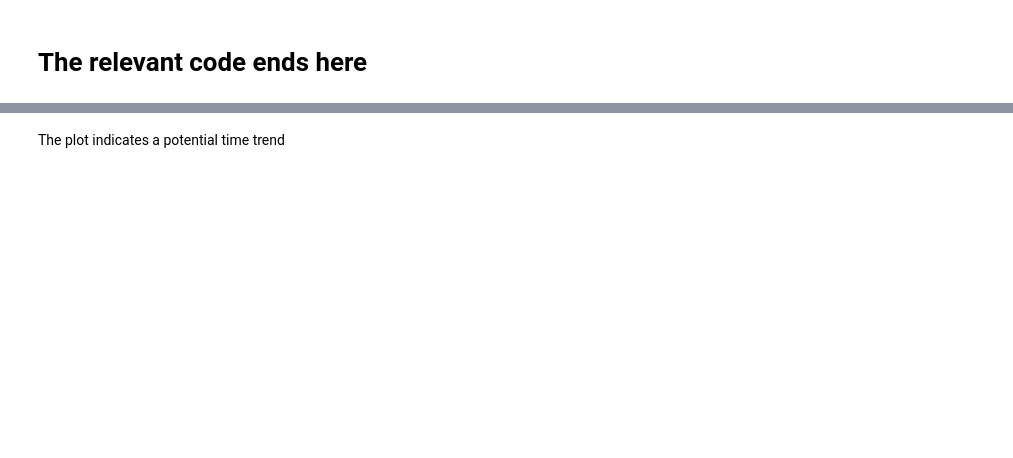
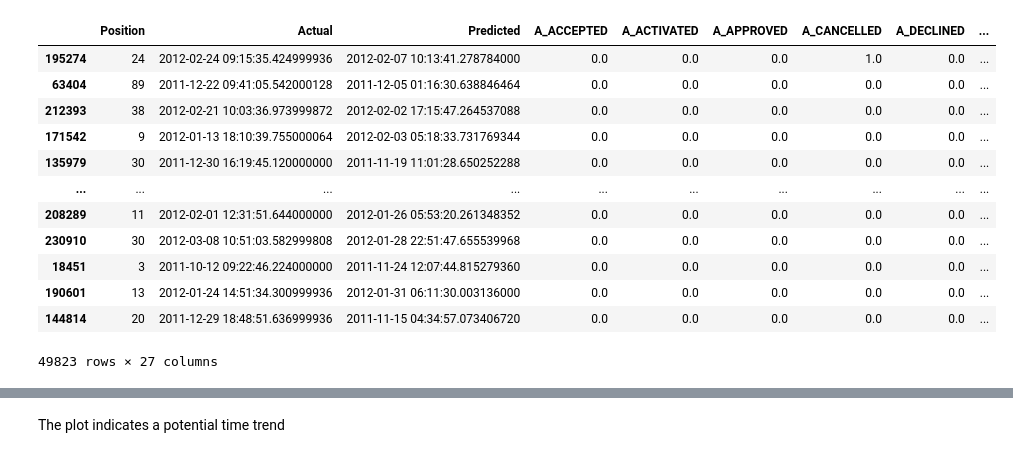
Before and after one commit to BrendGroen/2IOI0-Group-22, a Jupyter notebook: timeseries.ipynb, the cells around one changed output, grey strips where cells are left out. Cells and saved outputs as stored; diff of their text form; code cells hidden in the pictures; blank space fills up the shorter version.

```diff
--- a/timeseries.ipynb
+++ b/timeseries.ipynb
@@ -10,7 +10,7 @@ import numpy as np
 # %%
 import pm4py
 # %%
-log = pm4py.read_xes('data/extracted/BPI_Challenge_2012.xes')
+log = pm4py.read_xes('BPI_Challenge_2012.xes')
 df = pm4py.convert_to_dataframe(log)
 # %%
 # translating the Dutch phrases in the 'concept:name' column to English
@@ -199,12 +231,14 @@ df = pd.concat([df, df_encoded], axis=1)
 # %%
 one_hot_encode_activity_list = list(df_encoded.columns)
-linear_regression_extra_predictors_list = ["position", "time_until_midnight", "month", "day", "time_elapsed_since_previous_event", "case:AMOUNT_REQ", "time_since_start", "next_timestamp_hours", "duration"]
+linear_regression_extra_predictors_list = ["position", "time_until_midnight", "month", "day", "time_elapsed_since_previous_event", "case:AMOUNT_REQ", "time_since_start", "next_timestamp_hours", "duration", "case:concept:name"]
 one_hot_encode_activity_list.extend(linear_regression_extra_predictors_list)
 
 one_hot_encode_activity_list
 
 
 df_linear_regression = df[one_hot_encode_activity_list]
+# %%
+df_linear_regression = df_linear_regression[df_linear_regression["next_timestamp_hours"] != 0]
 # %%
 from sklearn.model_selection import train_test_split
 
@@ -258,6 +292,16 @@ results_df = pd.concat([results_df_main_variables, results_df_misc_variables], a
 
 results_df[results_df["Actual"] != 0]
 
+
+#results_df = results_df.groupby("Position")[["Predicted", "Actual"]].mean()
+
+
+
+from sklearn.metrics import mean_absolute_error
+
+error = mean_absolute_error(results_df[["Actual"]], results_df[["Predicted"]])
+
+
 results_df["Predicted"] = pd.to_datetime(results_df["Predicted"], unit = "h")
 
 results_df["Actual"] = pd.to_datetime(results_df["Actual"], unit = "h")
@@ -272,6 +316,9 @@ results_df["Actual"] = pd.to_datetime(results_df["Actual"], unit = "h")
 
 #decoded_df
 
-results_df = results_df.groupby("Position")[["Predicted", "Actual"]].mean()
 
 results_df
+
+
+print(f'MAE in hours is {error}')
+print(f'MAE in days is {error/24}')
@@ -288 +387,17 @@ ax.set_ylabel("Next Timestamp")
+# %%
+results_df
+# %% [output]
+|  | Position | Actual | Predicted | A_ACCEPTED | A_ACTIVATED | A_APPROVED | A_CANCELLED | A_DECLINED | ... |
+| 195274 | 24 | 2012-02-24 09:15:35.424999936 | 2012-02-07 10:13:41.278784000 | 0.0 | 0.0 | 0.0 | 1.0 | 0.0 | ... |
+| 63404 | 89 | 2011-12-22 09:41:05.542000128 | 2011-12-05 01:16:30.638846464 | 0.0 | 0.0 | 0.0 | 0.0 | 0.0 | ... |
+| 212393 | 38 | 2012-02-21 10:03:36.973999872 | 2012-02-02 17:15:47.264537088 | 0.0 | 0.0 | 0.0 | 0.0 | 0.0 | ... |
+| 171542 | 9 | 2012-01-13 18:10:39.755000064 | 2012-02-03 05:18:33.731769344 | 0.0 | 0.0 | 0.0 | 0.0 | 0.0 | ... |
+| 135979 | 30 | 2011-12-30 16:19:45.120000000 | 2011-11-19 11:01:28.650252288 | 0.0 | 0.0 | 0.0 | 0.0 | 0.0 | ... |
+| ... | ... | ... | ... | ... | ... | ... | ... | ... | ... |
+| 208289 | 11 | 2012-02-01 12:31:51.644000000 | 2012-01-26 05:53:20.261348352 | 0.0 | 0.0 | 0.0 | 0.0 | 0.0 | ... |
+| 230910 | 30 | 2012-03-08 10:51:03.582999808 | 2012-01-28 22:51:47.655539968 | 0.0 | 0.0 | 0.0 | 0.0 | 0.0 | ... |
+| 18451 | 3 | 2011-10-12 09:22:46.224000000 | 2011-11-24 12:07:44.815279360 | 0.0 | 0.0 | 0.0 | 0.0 | 0.0 | ... |
+| 190601 | 13 | 2012-01-24 14:51:34.300999936 | 2012-01-31 06:11:30.003136000 | 0.0 | 0.0 | 0.0 | 0.0 | 0.0 | ... |
+| 144814 | 20 | 2011-12-29 18:48:51.636999936 | 2011-11-15 04:34:57.073406720 | 0.0 | 0.0 | 0.0 | 0.0 | 0.0 | ... |
+49823 rows × 27 columns
 # %%
@@ -290,5 +405,3 @@ df.to_csv("2012_preprocessed.csv")
-# %% [markdown]
-# The relevant code ends here
 # %%
 # Plot the time series
 df.set_index("position", inplace = True)
```
Also changed, not shown: parts of 50 cells of this notebook.
